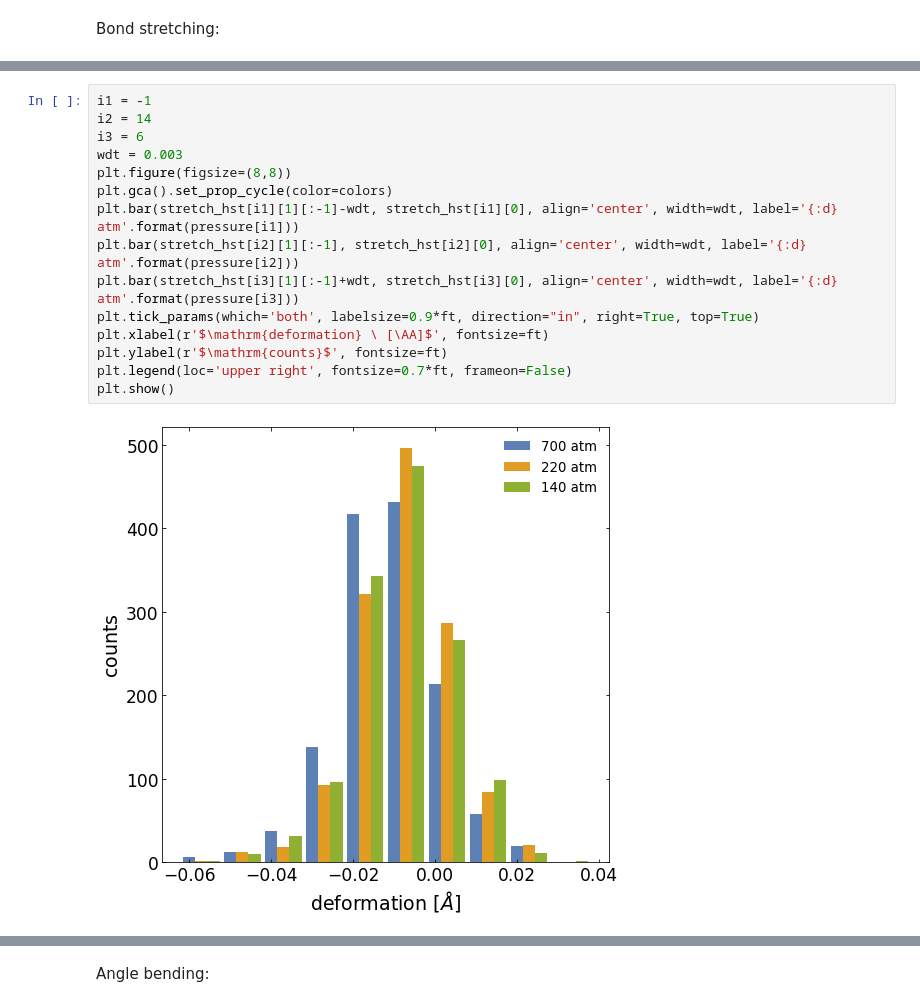
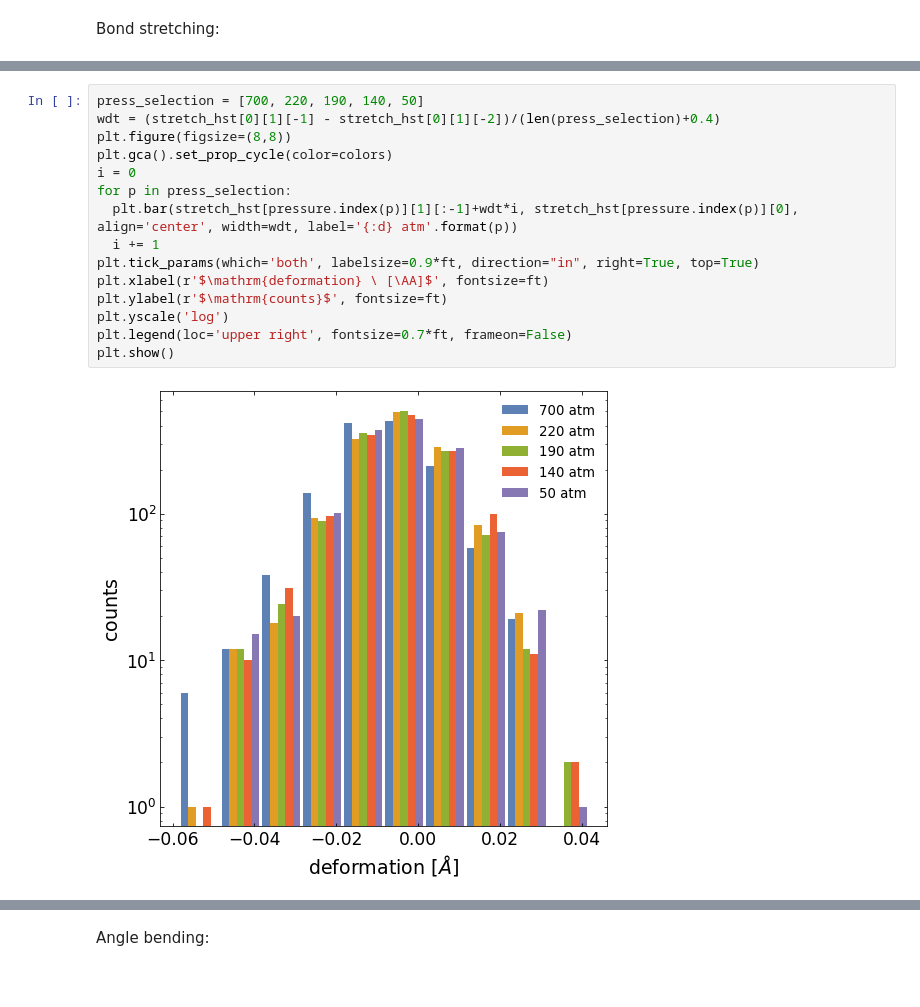
Before and after one commit to profesorperez/asphaltene_depressurization, a Jupyter notebook: asphaltene_deformations.ipynb, the cells around one changed output, grey strips where cells are left out. Saved outputs shown, nothing was run; the diff lists cells and outputs as text.

Commit message:
log plots and sequences for presentation

```diff
--- a/asphaltene_deformations.ipynb
+++ b/asphaltene_deformations.ipynb
@@ -461,17 +461,17 @@ plt.show()
 # %%
-i1 = -1
-i2 = 14
-i3 = 6
-wdt = 0.003
+press_selection = [700, 220, 190, 140, 50]
+wdt = (stretch_hst[0][1][-1] - stretch_hst[0][1][-2])/(len(press_selection)+0.4)
 plt.figure(figsize=(8,8))
 plt.gca().set_prop_cycle(color=colors)
-plt.bar(stretch_hst[i1][1][:-1]-wdt, stretch_hst[i1][0], align='center', width=wdt, label='{:d} atm'.format(pressure[i1]))
-plt.bar(stretch_hst[i2][1][:-1], stretch_hst[i2][0], align='center', width=wdt, label='{:d} atm'.format(pressure[i2]))
-plt.bar(stretch_hst[i3][1][:-1]+wdt, stretch_hst[i3][0], align='center', width=wdt, label='{:d} atm'.format(pressure[i3]))
+i = 0
+for p in press_selection:
+  plt.bar(stretch_hst[pressure.index(p)][1][:-1]+wdt*i, stretch_hst[pressure.index(p)][0], align='center', width=wdt, label='{:d} atm'.format(p))
+  i += 1
 plt.tick_params(which='both', labelsize=0.9*ft, direction="in", right=True, top=True)
 plt.xlabel(r'$\mathrm{deformation} \ [\AA]$', fontsize=ft)
 plt.ylabel(r'$\mathrm{counts}$', fontsize=ft)
+plt.yscale('log')
 plt.legend(loc='upper right', fontsize=0.7*ft, frameon=False)
 plt.show()
 # %% [output]
-[figure, old version]
+[figure, new version]
```
Also changed, not shown: parts of 6 cells of this notebook.
